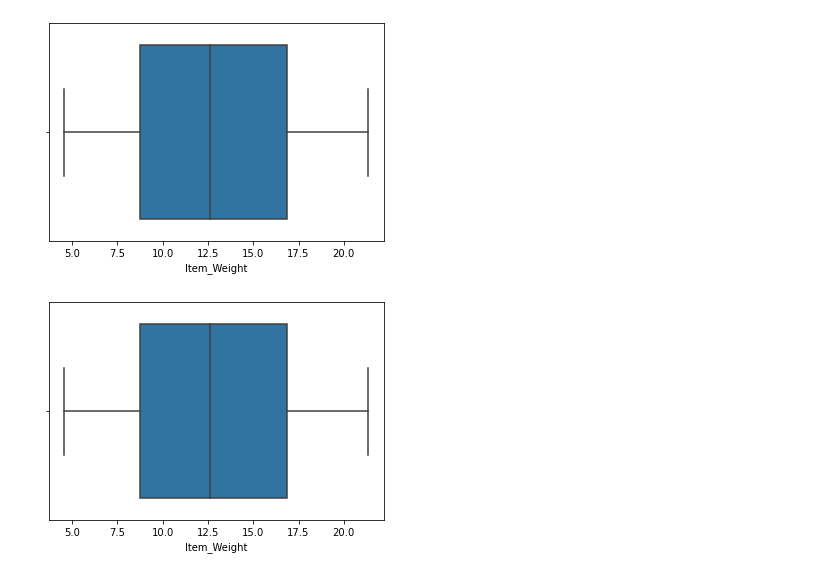
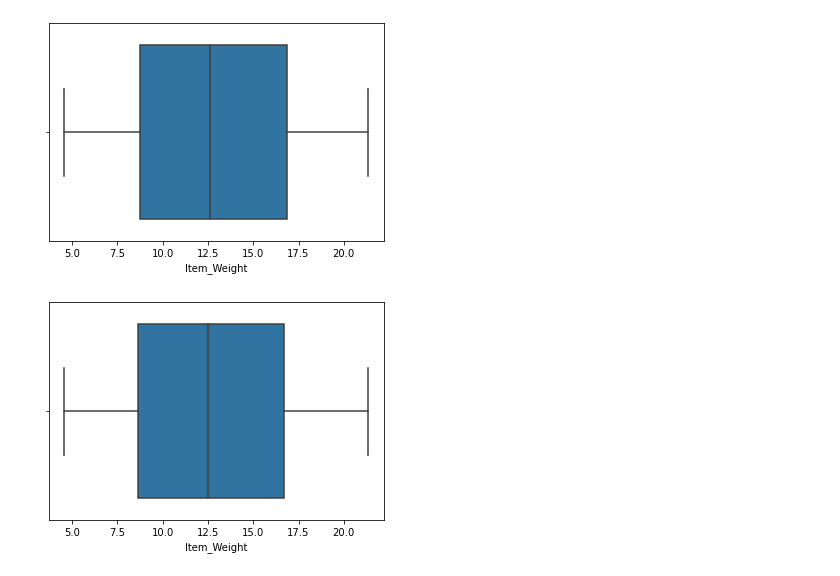
Before and after one commit to kanishkaRandunu/BigMart-Sales-Prediction, a Jupyter notebook: Big Mart Sales.ipynb, the cells around one changed output. Cells and saved outputs as stored; diff of their text form; code cells hidden in the pictures.

```diff
--- a/Big Mart Sales.ipynb
+++ b/Big Mart Sales.ipynb
@@ -84,6 +87,6 @@ ax_tr = sns.boxplot(x = df_train['Item_Weight'])
 # %% [output]
 [figure]
 # %%
-ax_te = sns.boxplot(x = df_train['Item_Weight'])
+ax_te = sns.boxplot(x = df_test['Item_Weight'])
 # %% [output]
-[figure, old version]
+[figure, new version]
```
Also changed, not shown: parts of 42 cells of this notebook.
